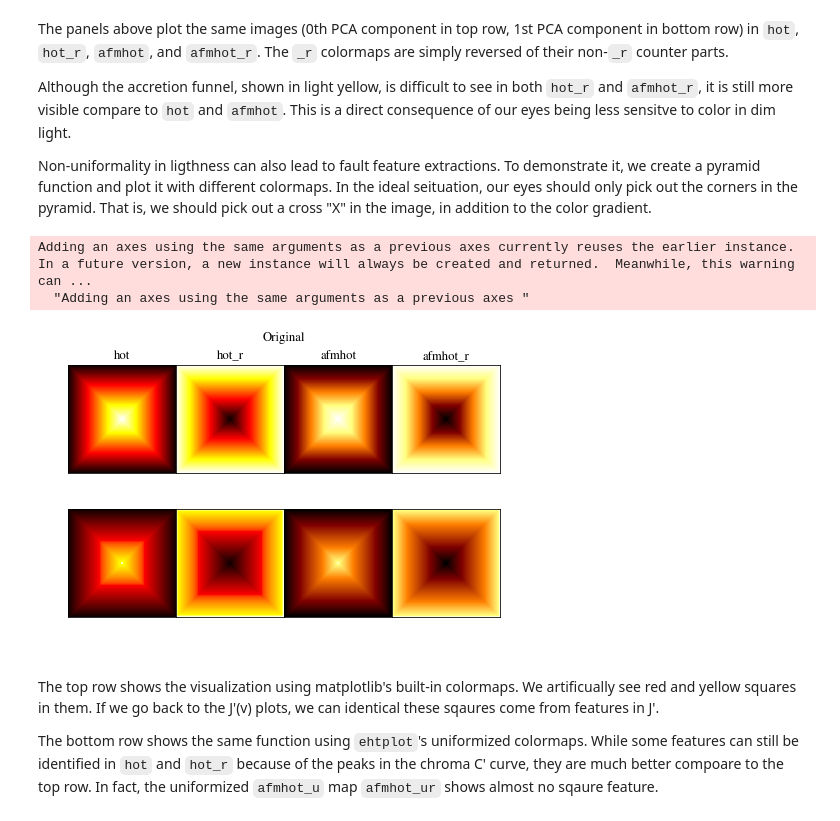
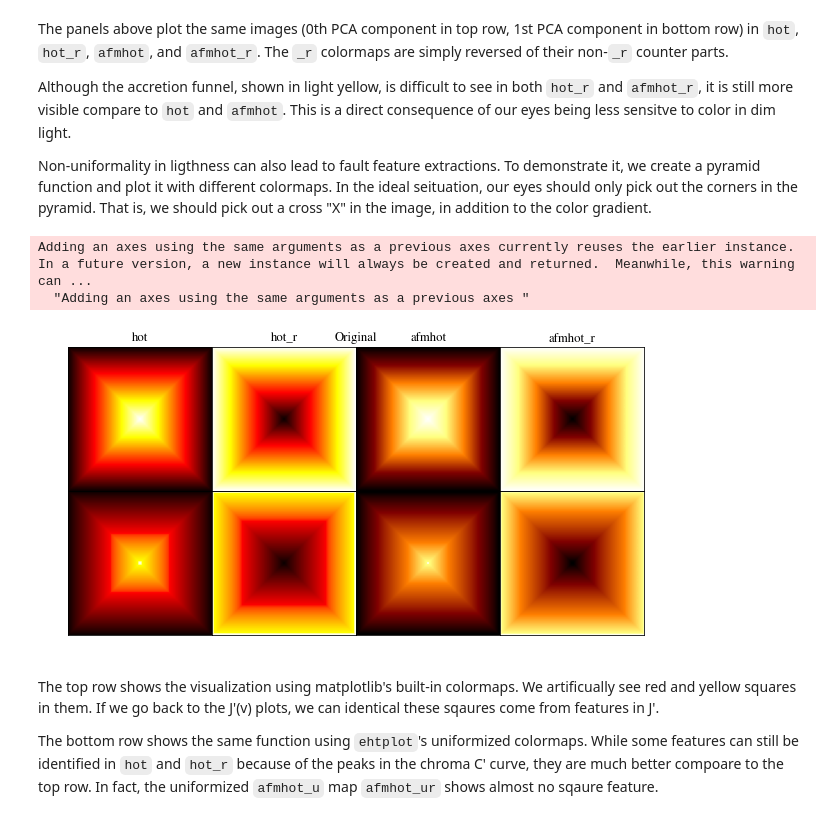
Before and after one commit to liamedeiros/ehtplot, a Jupyter notebook: docs/COLORMAPS.ipynb, the cells around one changed output. Drawn from its saved outputs; the diff is of its cells as text; code cells hidden in the pictures.

```diff
--- a/docs/COLORMAPS.ipynb
+++ b/docs/COLORMAPS.ipynb
@@ -211,16 +211,16 @@ Non-uniformality in ligthness can also lead to fault feature extractions.  To de
 # %%
 pyramid = ev.pyramid()
 
 top = ep.Panel(ep.Panel(plotimg, pyramid, ['hot', 'hot_r', 'afmhot', 'afmhot_r']),
                title='Original')
 bot = ep.Panel(ep.Panel(plotimg, pyramid, ['hot_u', 'hot_ur', 'afmhot_u', 'afmhot_ur']),
                title='Uniformized')
-fig = ep.Figure(bot, top, inrow=False)
+fig = ep.Figure(bot, top, inrow=False, figsize=[8, 4])
 fig.draw()
 # %% [output]
 Adding an axes using the same arguments as a previous axes currently reuses the earlier instance.  In a future version, a new instance will always be created and returned.  Meanwhile, this warning can ...
   "Adding an axes using the same arguments as a previous axes "
-[figure, old version]
+[figure, new version]
 # %% [markdown]
 The top row shows the visualization using matplotlib's built-in colormaps.  We artificually see red and yellow squares in them.  If we go back to the J'(v) plots, we can identical these sqaures come from features in J'.
 
```
Also changed, not shown: parts of 2 cells of this notebook.
